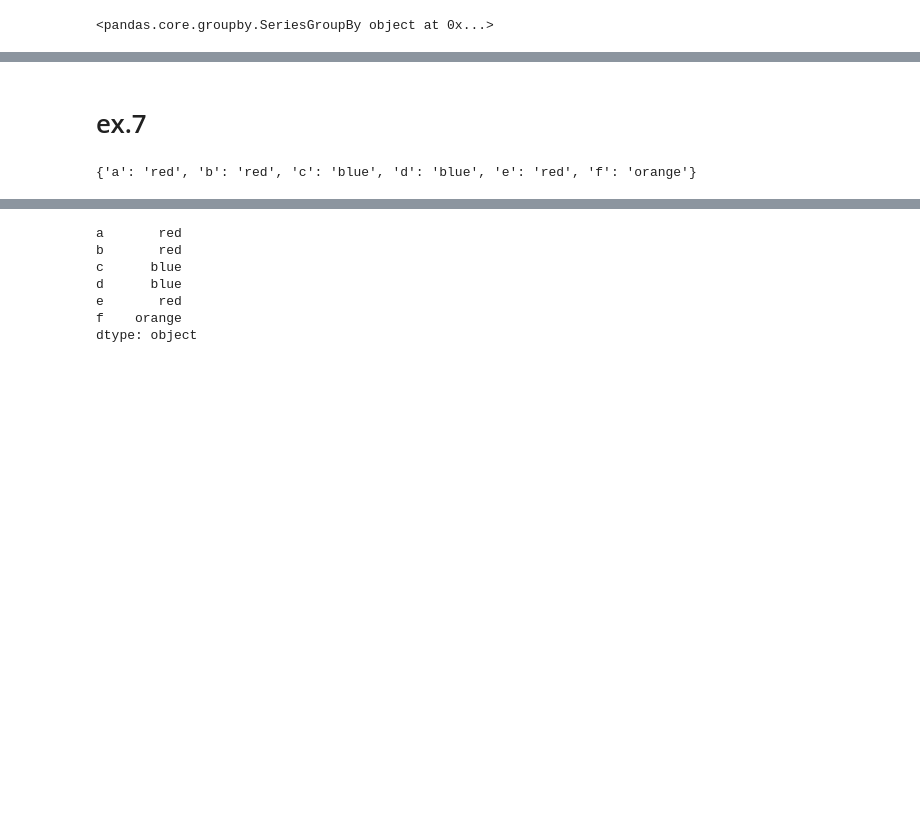
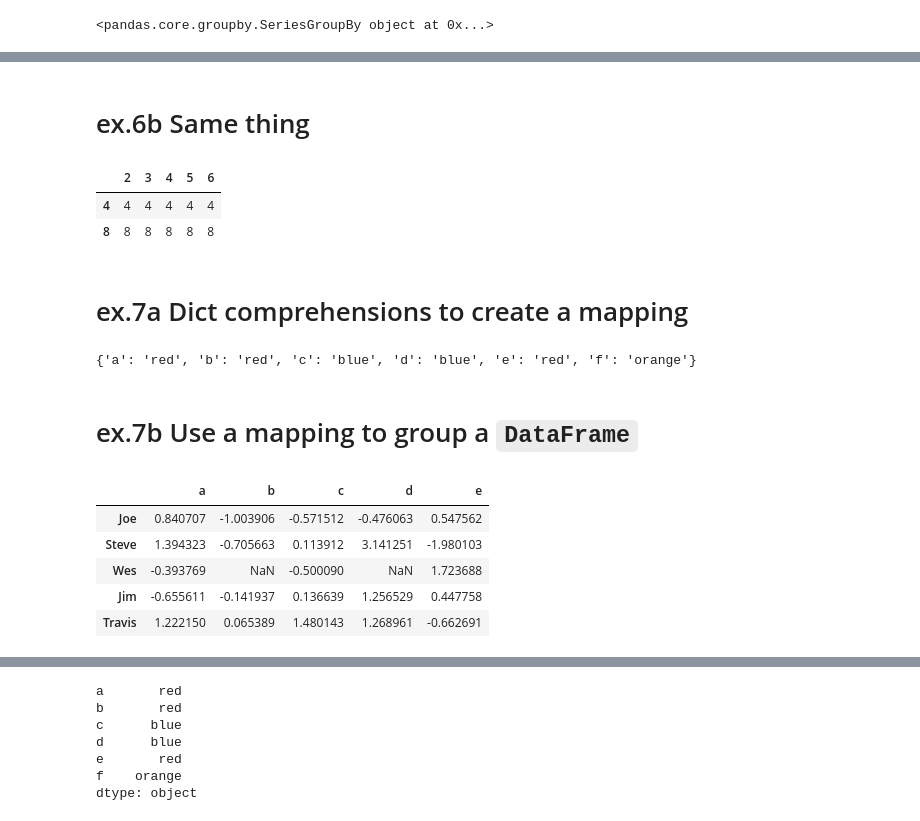
Before and after one commit to mehemken/technique, a Jupyter notebook: basic_pandas/groupby_3.ipynb, the cells around one changed output, grey strips where cells are left out. Saved outputs shown, nothing was run; the diff lists cells and outputs as text; code cells hidden in the pictures; blank space fills up the shorter version.

```diff
--- a/basic_pandas/groupby_3.ipynb
+++ b/basic_pandas/groupby_3.ipynb
@@ -190,5 +192,18 @@ people
 # %% [markdown]
-# ex.7
+# ex.6b Same thing
+# %%
+df = pd.DataFrame()
+
+for i in range(10):
+    df[i] = np.arange(10)
+
+df.iloc[[4, 8], 2:7]
+# %% [output]
+|  | 2 | 3 | 4 | 5 | 6 |
+| 4 | 4 | 4 | 4 | 4 | 4 |
+| 8 | 8 | 8 | 8 | 8 | 8 |
+# %% [markdown]
+# ex.7a Dict comprehensions to create a mapping
 # %%
 mapping = {i:j for i, j in zip(
     'a b c d e f'.split(),
@@ -197,6 +212,17 @@ mapping = {i:j for i, j in zip(
 mapping
 # %% [output]
 {'a': 'red', 'b': 'red', 'c': 'blue', 'd': 'blue', 'e': 'red', 'f': 'orange'}
+# %% [markdown]
+# ex.7b Use a mapping to group a `DataFrame`
+# %%
+people
+# %% [output]
+|  | a | b | c | d | e |
+| Joe | 0.840707 | -1.003906 | -0.571512 | -0.476063 | 0.547562 |
+| Steve | 1.394323 | -0.705663 | 0.113912 | 3.141251 | -1.980103 |
+| Wes | -0.393769 | NaN | -0.500090 | NaN | 1.723688 |
+| Jim | -0.655611 | -0.141937 | 0.136639 | 1.256529 | 0.447758 |
+| Travis | 1.222150 | 0.065389 | 1.480143 | 1.268961 | -0.662691 |
 # %%
 by_col = people.groupby(mapping, axis=1)
 by_col.sum()
```
Also changed, not shown: parts of 41 cells of this notebook.
